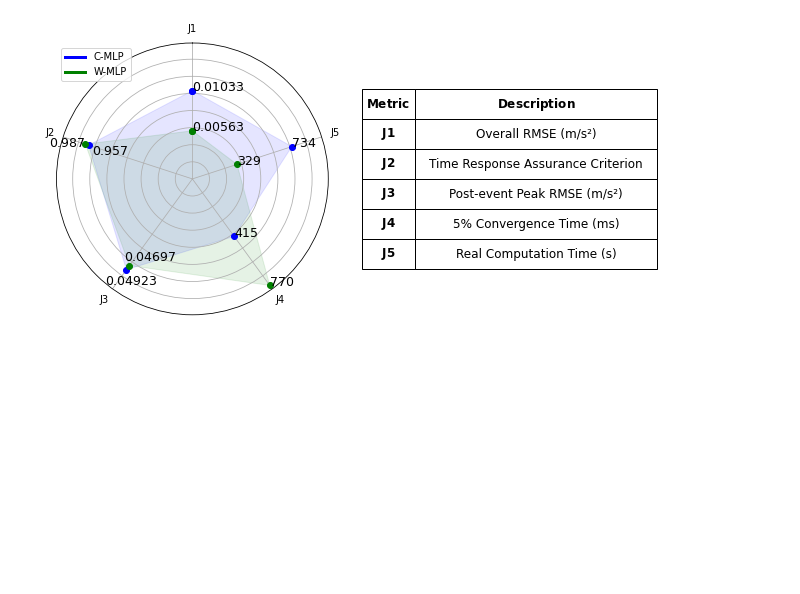
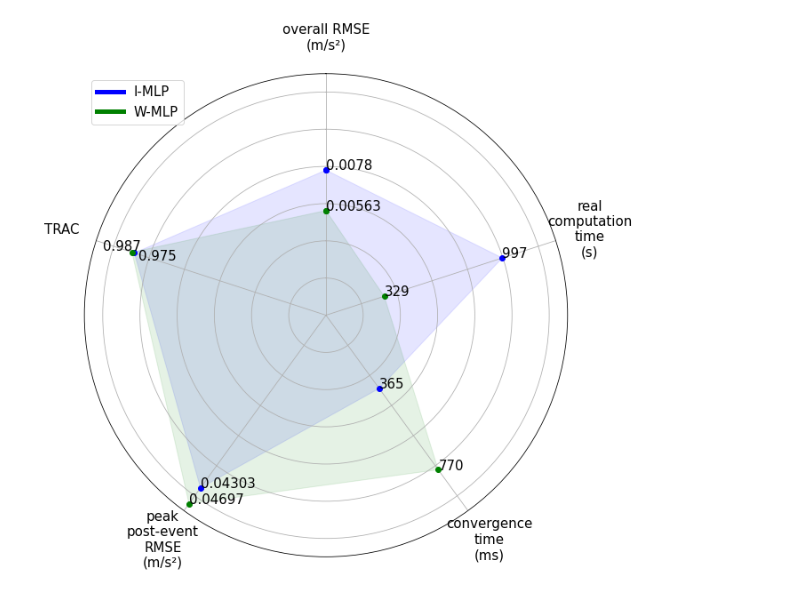
Before and after one commit to singhish/RTML, a Jupyter notebook: plotting/Plotting.ipynb, the cells around one changed output. Saved outputs shown, nothing was run; the diff lists cells and outputs as text; code cells hidden in the pictures; blank space fills up the shorter version.

Commit message:
add dataset, update plots

```diff
--- a/plotting/Plotting.ipynb
+++ b/plotting/Plotting.ipynb
@@ -5,6 +5,7 @@ from matplotlib.lines import Line2D
 from utils.metrics import MetricsAdapter
 import json
 import numpy as np
+import matplotlib as mpl; mpl.rcParams['figure.dpi'] = 600
 
 NON_STAT = 9.775
 
@@ -15,7 +16,7 @@ NON_STAT = 9.775
 # epochs per sample = 10
 
 results = pd.read_csv('results_Ivol_Acc_Load_data3_w3_w2_50per_STD_downBy256.lvm.csv')\
-            [['Time', 'Observed', 'Predicted']].rename(columns={'Predicted': 'C-MLP Predicted'})
+            [['Time', 'Observed', 'Predicted']].rename(columns={'Predicted': 'I-MLP Predicted'})
 
 # W-MLP configuration:
 # sample window = 50
@@ -51,14 +52,14 @@ for i, s in enumerate(rw_sizes):
         mae_legend[f'MAE {rw_labels[i]}'] = Line2D([0], [0], color=color, linewidth=3)
 
 cmlp_metrics = MetricsAdapter(
-    results[['Time', 'Observed', 'C-MLP Predicted']].rename(columns={'C-MLP Predicted': 'Predicted'}))
+    results[['Time', 'Observed', 'I-MLP Predicted']].rename(columns={'I-MLP Predicted': 'Predicted'}))
 wmlp_metrics = MetricsAdapter(
     results[['Time', 'Observed', 'W-MLP Predicted']].rename(columns={'W-MLP Predicted': 'Predicted'}))
 
 for size, label, _ in valid_windows:
     if size == 1 or label != 'per-sample':
-        cmlp_rmse_rolling = cmlp_metrics.rolling_rmse(size, f'C-MLP RMSE {label}')
-        cmlp_mae_rolling = cmlp_metrics.rolling_mae(size, f'C-MLP MAE {label}')
+        cmlp_rmse_rolling = cmlp_metrics.rolling_rmse(size, f'I-MLP RMSE {label}')
+        cmlp_mae_rolling = cmlp_metrics.rolling_mae(size, f'I-MLP MAE {label}')
         wmlp_rmse_rolling = wmlp_metrics.rolling_rmse(size, f'W-MLP RMSE {label}')
         wmlp_mae_rolling = wmlp_metrics.rolling_mae(size, f'W-MLP MAE {label}')
 
@@ -276,13 +289,13 @@ plt.show()
 # %%
-cmlp_within_15, cmlp_conv_15 = calc_conv_time('C-MLP', 0.15)
+cmlp_within_15, cmlp_conv_15 = calc_conv_time('I-MLP', 0.15)
 wmlp_within_15, wmlp_conv_15 = calc_conv_time('W-MLP', 0.15)
-cmlp_within_05, cmlp_conv_05 = calc_conv_time('C-MLP', 0.05)
+cmlp_within_05, cmlp_conv_05 = calc_conv_time('I-MLP', 0.05)
 wmlp_within_05, wmlp_conv_05 = calc_conv_time('W-MLP', 0.05)
 
 fig, axs = plt.subplots(nrows=5, ncols=1, figsize=(15, 3.75*5))
 
 rolling_std('Observed').plot(ax=axs[0], color='tab:blue', lw=1, xlim=[lo, hi])
-rolling_std('C-MLP Predicted').plot(ax=axs[0], color='tab:red', lw=1)
+rolling_std('I-MLP Predicted').plot(ax=axs[0], color='tab:red', lw=1)
 rolling_std('W-MLP Predicted').plot(ax=axs[0], color='tab:green', lw=1)
 axs[0].axvline(x=0, ls='--', color='k')
 axs[0].set_title('(a)', fontweight='bold')
@@ -384,98 +408,78 @@ plt.show()
 # %%
-cmlp_rct = 733.866
+cmlp_rct = 996.788
 wmlp_rct = 329.338
 
 labels = np.array([
-    'J1',  # overall RMSE (m/s²)
-    'J2',  # TRAC
-    'J3',  # RMSE peak post-event
-    'J4',  # 5% convergence time (ms)
-    'J5',  # real computation time (s)
+    'overall RMSE\n(m/s²)',
+    'TRAC',
+    'peak\npost-event\nRMSE\n(m/s²)',
+    'convergence\ntime\n(ms)',
+    'real\ncomputation\ntime\n(s)'
 ])
 
 angles = np.linspace(0, 2*np.pi, len(labels), endpoint=False)
 
-cmlp_rmse_peak = query_time(lo, hi).query('Time > 0')['C-MLP RMSE 100ms window'].max()
+cmlp_rmse_peak = query_time(lo, hi).query('Time > 0')['I-MLP RMSE 100ms window'].max()
 cmlp_values = np.array([
     cmlp_metrics.overall_rmse(),
-    cmlp_metrics.trac() / 75,
+    cmlp_metrics.trac() / 90,
     cmlp_rmse_peak / 3.75,
-    cmlp_conv_05 / 50,
-    cmlp_rct / 6e4
+    cmlp_conv_05 / 75,
+    cmlp_rct / 1e5
 ])
 
 wmlp_rmse_peak = query_time(lo, hi).query('Time > 0')['W-MLP RMSE 100ms window'].max()
 wmlp_values = np.array([
     wmlp_metrics.overall_rmse(),
-    wmlp_metrics.trac() / 75,
+    wmlp_metrics.trac() / 90,
     wmlp_rmse_peak / 3.75,
-    wmlp_conv_05 / 50,
-    wmlp_rct / 6e4
+    wmlp_conv_05 / 75,
+    wmlp_rct / 1e5
 ])
 
-fig = plt.figure(figsize=(12, 5))
-ax = fig.add_subplot(121, polar=True)
+fig = plt.figure(figsize=(10, 10))
+ax = fig.add_subplot(111, polar=True)
 
 angles = np.append(angles, angles[0])
 cmlp_values = np.append(cmlp_values, cmlp_values[0])
 wmlp_values = np.append(wmlp_values, wmlp_values[0])
 
 ax.plot(angles, cmlp_values, color='blue', marker='o', lw=0)
 ax.fill(angles, cmlp_values, alpha=0.1, color='blue')
 ax.plot(angles, wmlp_values, color='green', marker='o', lw=0)
 ax.fill(angles, wmlp_values, alpha=0.1, color='green')
 
 ax.set_thetagrids((angles[:-1] * 180) / np.pi, labels)
+ax.tick_params(labelsize=15, direction='out', pad=30)
 ax.set_theta_offset(np.pi / 2)
 ax.set_yticklabels([])
 ax.legend(
-    [Line2D([0], [0], color='blue', linewidth=3),
-     Line2D([0], [0], color='green', linewidth=3)],
-    ['C-MLP',
+    [Line2D([0], [0], color='blue', linewidth=5),
+     Line2D([0], [0], color='green', linewidth=5)],
+    ['I-MLP',
      'W-MLP'],
-    loc='upper left')
+    loc='upper left',
+    prop=dict(size=15))
 
-size = 12.5
+size = 15
 
 ax.annotate(round(cmlp_metrics.overall_rmse(), 5), (angles[0], cmlp_values[0]), fontsize=size)
 ax.annotate(round(wmlp_metrics.overall_rmse(), 5), (angles[0], wmlp_values[0]), fontsize=size)
 
 ax.annotate(round(cmlp_metrics.trac(), 3), (angles[1], cmlp_values[1]), fontsize=size,
-                                                                        xytext=(2.13*np.pi/5, 0.012))
+                                                                        xytext=(2.05*np.pi/5, 0.0105))
 ax.annotate(round(wmlp_metrics.trac(), 3), (angles[1], wmlp_values[1]), fontsize=size,
-                                                                        xytext=(2.15*np.pi/5, 0.0172))
+                                                                        xytext=(2.05*np.pi/5, 0.0125))
 
-ax.annotate(round(cmlp_rmse_peak, 5), (angles[2], cmlp_values[2]), fontsize=size,
-                                                                   xytext=(3.9*np.pi/5, 0.016))
-ax.annotate(round(wmlp_rmse_peak, 5), (angles[2], wmlp_values[2]), fontsize=size,
-                                                                   xytext=(3.9*np.pi/5, 0.0125))
+ax.annotate(round(cmlp_rmse_peak, 5), (angles[2], cmlp_values[2]), fontsize=size)
+ax.annotate(round(wmlp_rmse_peak, 5), (angles[2], wmlp_values[2]), fontsize=size)
 
 ax.annotate(round(cmlp_conv_05 * 1e3), (angles[3], cmlp_values[3]), fontsize=size)
 ax.annotate(round(wmlp_conv_05 * 1e3), (angles[3], wmlp_values[3]), fontsize=size)
 
 ax.annotate(round(cmlp_rct), (angles[4], cmlp_values[4]), fontsize=size)
 ax.annotate(round(wmlp_rct), (angles[4], wmlp_values[4]), fontsize=size)
 
-ax2 = fig.add_subplot(122)
-ax2.xaxis.set_visible(False)
-ax2.yaxis.set_visible(False)
-ax2.axis('off')
-table = ax2.table(colLabels=['$\\bf{Metric}$', '$\\bf{Description}$'],
-                  colWidths=[0.06, 0.275],
-                  cellText=[
-                      ['$\\bf{J1}$', 'Overall RMSE (m/s²)'],
-                      ['$\\bf{J2}$', 'Time Response Assurance Criterion'],
-                      ['$\\bf{J3}$', 'Post-event Peak RMSE (m/s²)'],
-                      ['$\\bf{J4}$', '5% Convergence Time (ms)'],
-                      ['$\\bf{J5}$', 'Real Computation Time (s)']
-                  ],
-                  loc='center',
-                  cellLoc='center')
-table.scale(2.5, 2.5)
-table.auto_set_font_size(False)
-table.set_fontsize(12)
-
-plt.subplots_adjust(wspace=-0.1)
 plt.show()
 # %% [output]
-[figure, old version]
+[figure, new version]
```
Also changed, not shown: parts of 8 cells of this notebook, 1 other file.
